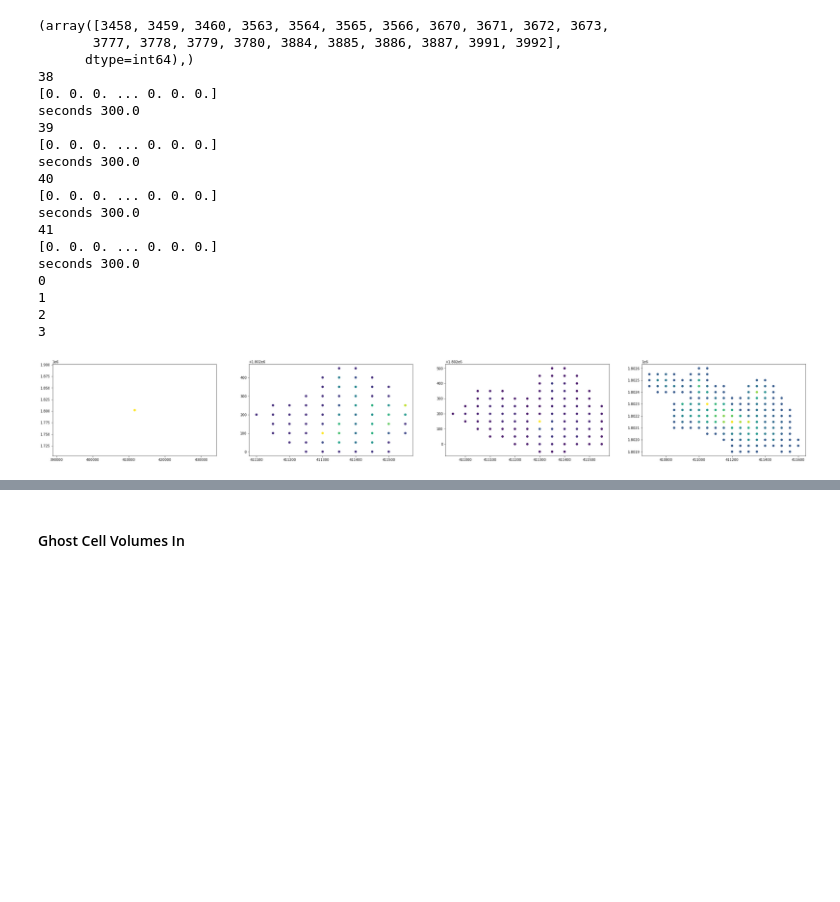
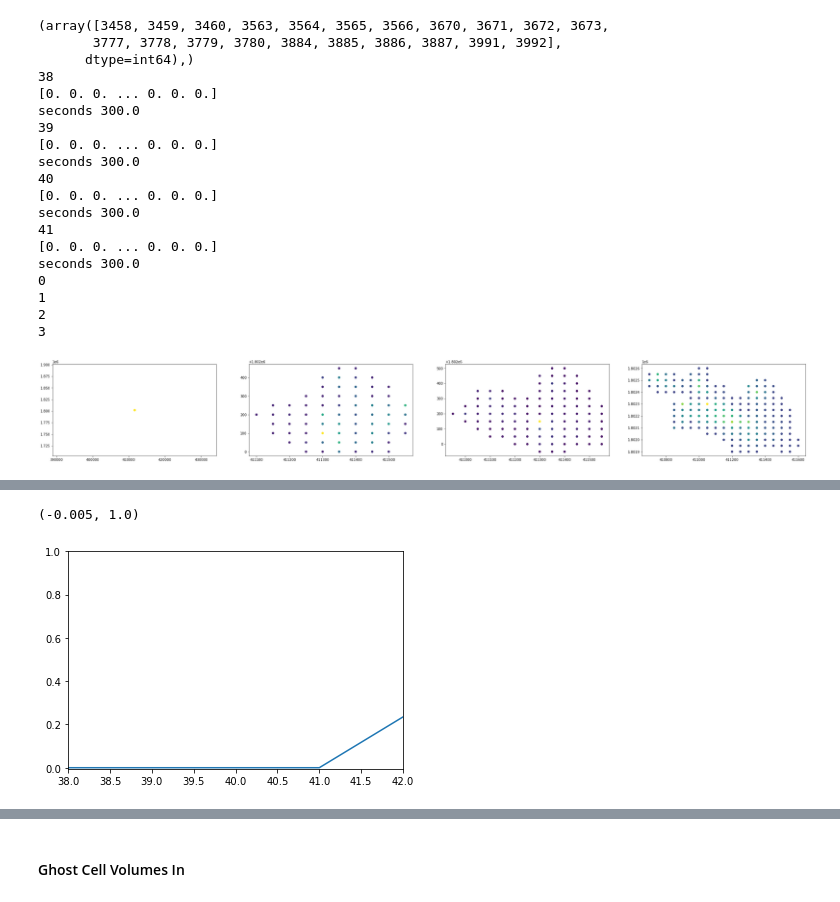
Before and after one commit to EcohydrologyTeam/ClearWater-riverine, a Jupyter notebook: examples/Sparse_Matrix_Framework-muncie.ipynb, the cells around one changed output, grey strips where cells are left out. Saved outputs shown, nothing was run; the diff lists cells and outputs as text; code cells hidden in the pictures; blank space fills up the shorter version.

```diff
--- a/examples/Sparse_Matrix_Framework-muncie.ipynb
+++ b/examples/Sparse_Matrix_Framework-muncie.ipynb
@@ -999,0 +1052,7 @@ here
+# %%
+plt.plot(range(len(pd.DataFrame(ds_zarr['advection_coeff'])[9149])), pd.DataFrame(ds_zarr['advection_coeff'])[9149])
+plt.xlim(38,42)
+plt.ylim(-0.005, 1)
+# %% [output]
+(-0.005, 1.0)
+[figure, added]
```
Also changed, not shown: parts of 36 cells of this notebook.
